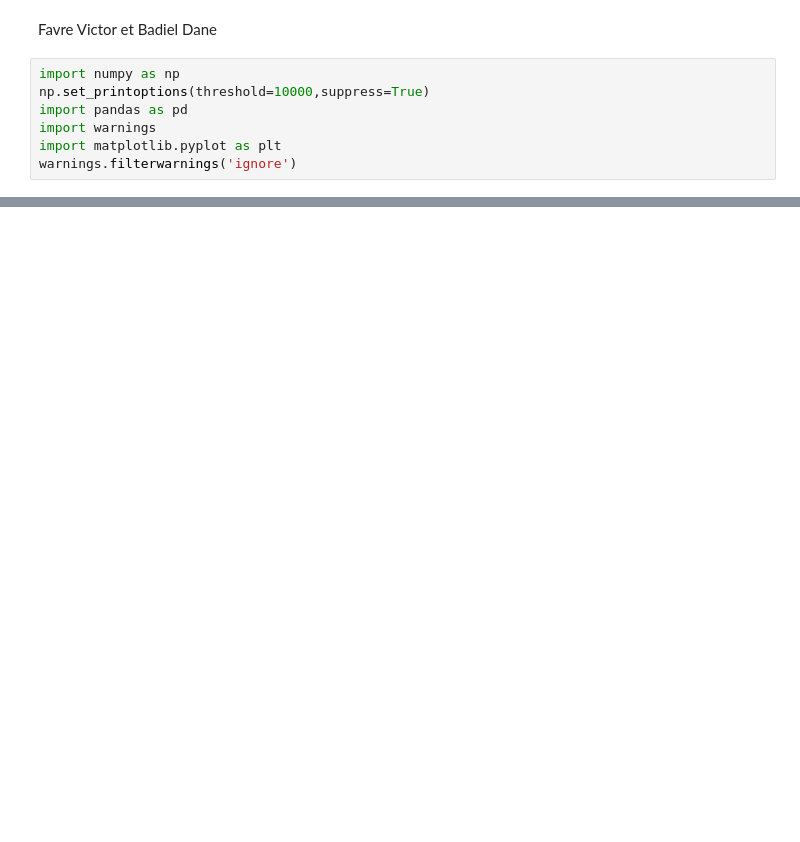
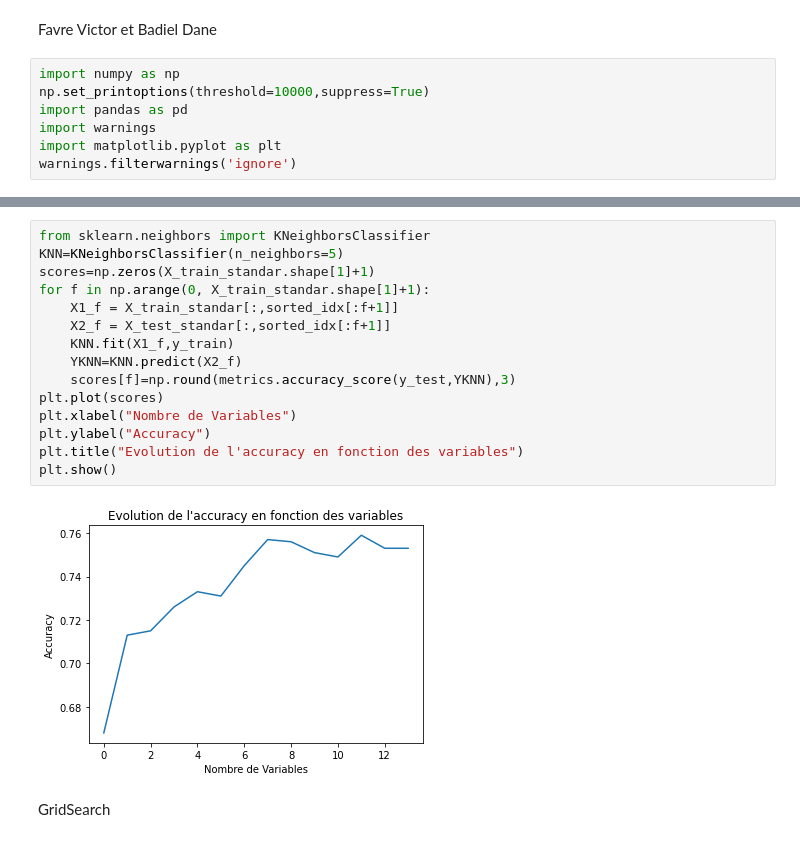
Before and after one commit to VFavre/TAA, a Jupyter notebook: TP2/tp2.ipynb, the cells around one changed output, grey strips where cells are left out. Drawn from its saved outputs; the diff is of its cells as text; blank space fills up the shorter version.

```diff
--- a/TP2/tp2.ipynb
+++ b/TP2/tp2.ipynb
@@ -15,0 +107,19 @@ TypeError: 'tuple' object is not callable
+# %%
+from sklearn.neighbors import KNeighborsClassifier
+KNN=KNeighborsClassifier(n_neighbors=5)
+scores=np.zeros(X_train_standar.shape[1]+1)
+for f in np.arange(0, X_train_standar.shape[1]+1):
+    X1_f = X_train_standar[:,sorted_idx[:f+1]]
+    X2_f = X_test_standar[:,sorted_idx[:f+1]]
+    KNN.fit(X1_f,y_train)
+    YKNN=KNN.predict(X2_f)
+    scores[f]=np.round(metrics.accuracy_score(y_test,YKNN),3)
+plt.plot(scores)
+plt.xlabel("Nombre de Variables")
+plt.ylabel("Accuracy")
+plt.title("Evolution de l'accuracy en fonction des variables")
+plt.show()
+# %% [output]
+[figure, added]
+# %% [markdown]
+GridSearch
```
Also changed, not shown: parts of 14 cells of this notebook.
